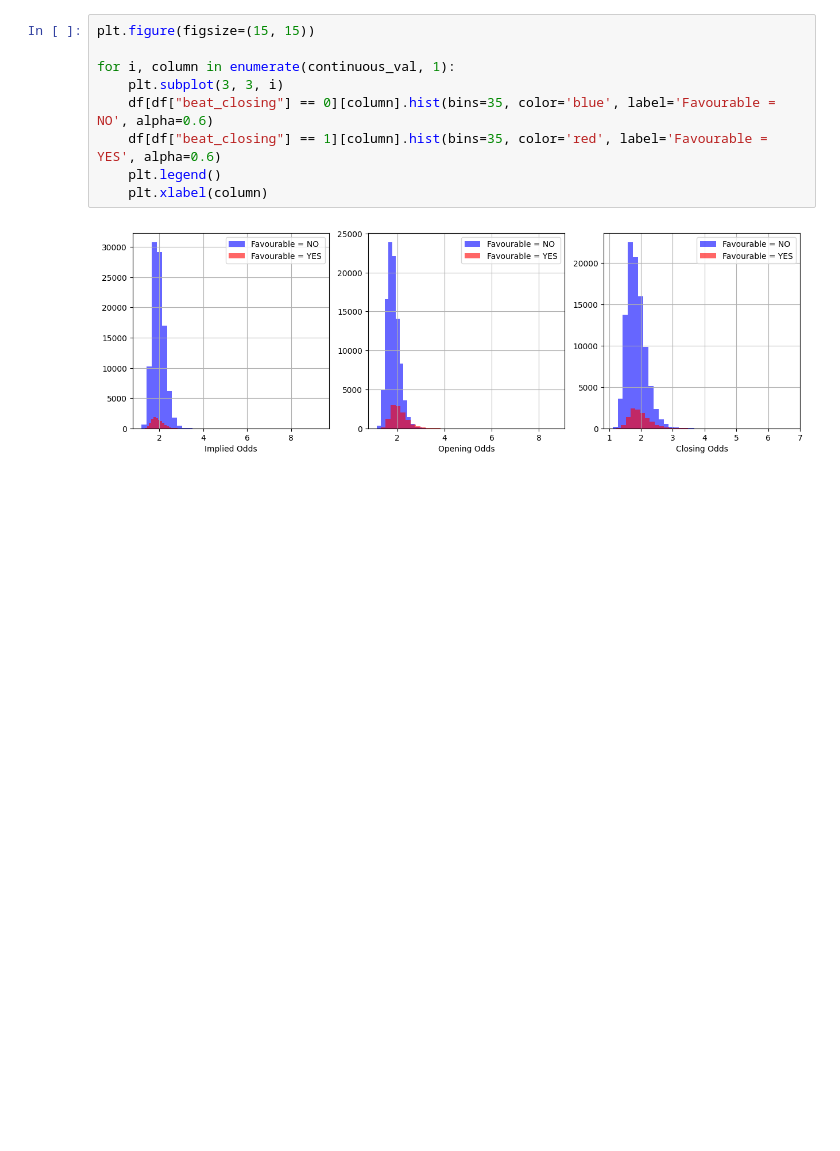
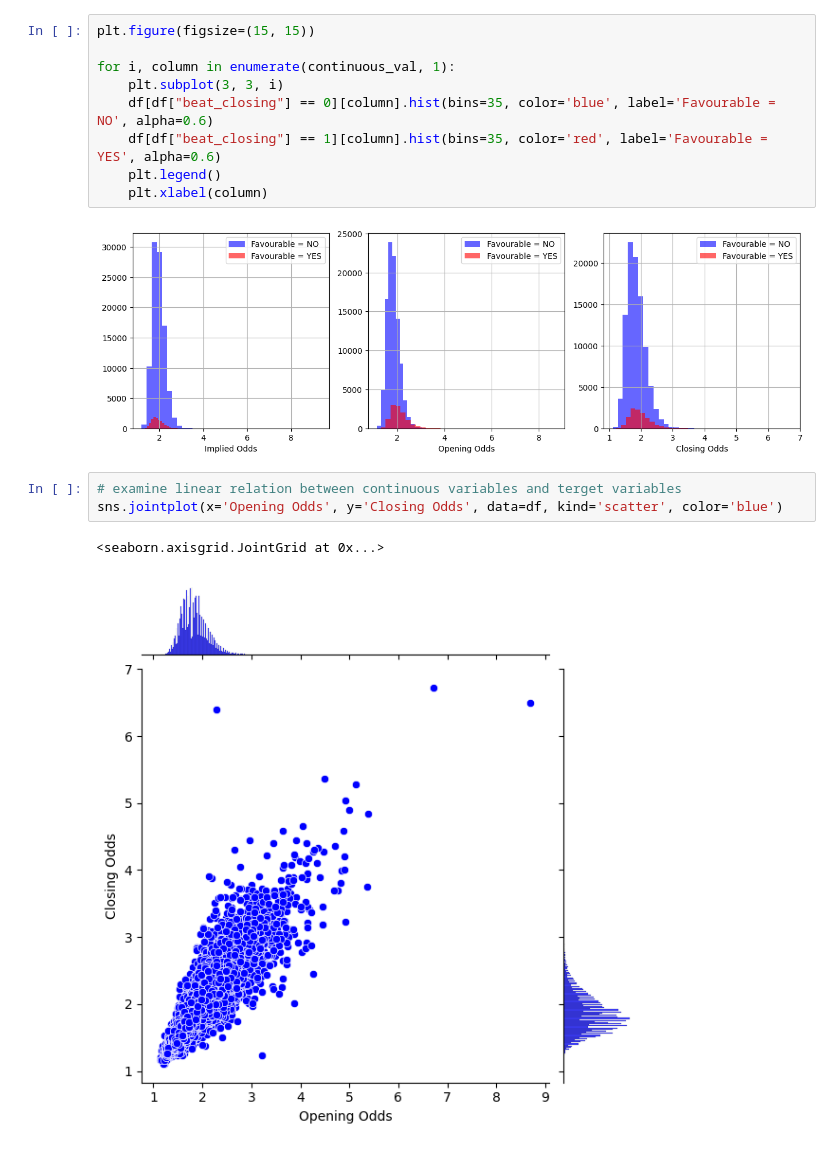
Before and after one commit to Emmanuel-Oyewole/bookie-buster, a Jupyter notebook: Bookie_buster.ipynb, the cells around one changed output. Saved outputs shown, nothing was run; the diff lists cells and outputs as text; blank space fills up the shorter version.

```diff
--- a/Bookie_buster.ipynb
+++ b/Bookie_buster.ipynb
@@ -361,3 +361,9 @@ for i, column in enumerate(continuous_val, 1):
     plt.xlabel(column)
 # %% [output]
 [figure]
+# %%
+# examine linear relation between continuous variables and terget variables
+sns.jointplot(x='Opening Odds', y='Closing Odds', data=df, kind='scatter', color='blue')
+# %% [output]
+<seaborn.axisgrid.JointGrid at 0x...>
+[figure, added]
```
Also changed, not shown: parts of 14 cells of this notebook.
